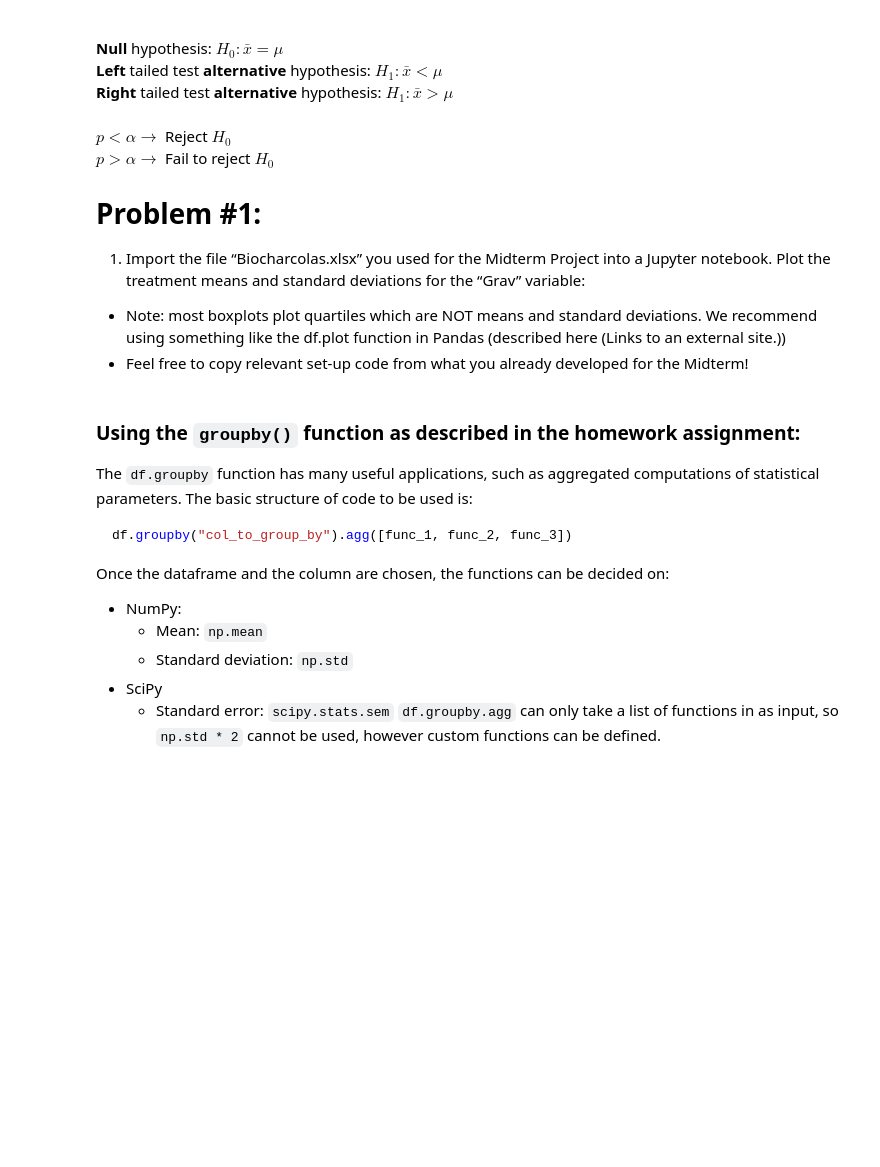
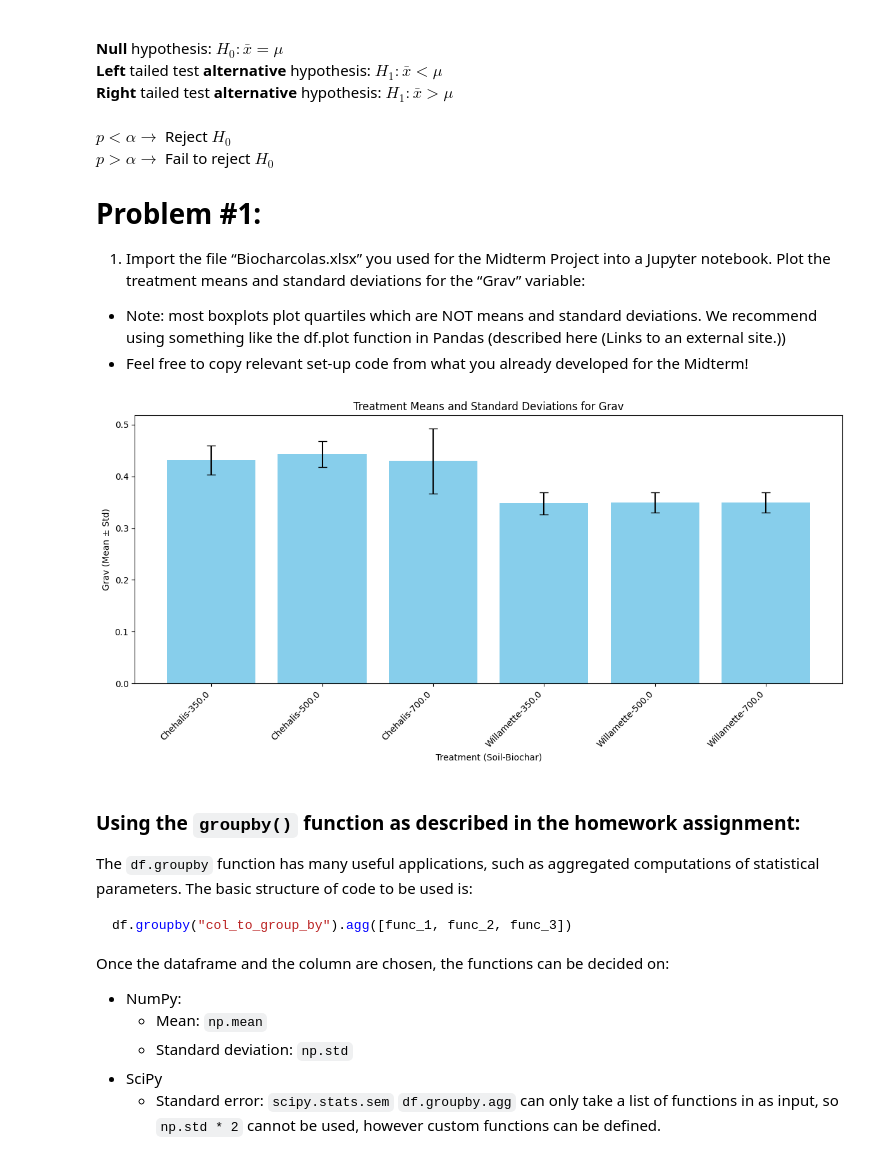
Before and after one commit to Apostle-of-Laplace/College, a Jupyter notebook: CBEE 213 Code/Homework Assignments/Homework 5/Homework 5.ipynb, the cells around one changed output. Saved outputs shown, nothing was run; the diff lists cells and outputs as text; code cells hidden in the pictures; blank space fills up the shorter version.

```diff
--- a/CBEE 213 Code/Homework Assignments/Homework 5/Homework 5.ipynb
+++ b/CBEE 213 Code/Homework Assignments/Homework 5/Homework 5.ipynb
@@ -34,3 +145,27 @@ $p>\alpha \rightarrow$ Fail to reject $H_{0}$
+# %%
+file_name = 'midtermdata.csv'
+file_path = path_finder(file_name)
+
+raw_data = file_reader(file_path)
+
+sorted_data = data_sorter(raw_data)
+analyzed_data = data_analyzer(sorted_data)
+
+grav_stats = raw_data.groupby(['Soil', 'Biochar'])['Grav'].agg(['mean', 'std']).reset_index()
+
+grav_stats['Treatment'] = grav_stats['Soil'].astype(str) + '-' + grav_stats['Biochar'].astype(str)
+
+# Plot means with error bars for standard deviation
+plt.figure(figsize=(12,6))
+plt.bar(grav_stats['Treatment'], grav_stats['mean'], yerr=grav_stats['std'], capsize=5, color='skyblue')
+plt.ylabel('Grav (Mean ± Std)')
+plt.xlabel('Treatment (Soil-Biochar)')
+plt.title('Treatment Means and Standard Deviations for Grav')
+plt.xticks(rotation=45, ha='right')
+plt.tight_layout()
+plt.show()
+# %% [output]
+[figure, added]
 # %% [markdown]
 ### Using the `groupby()` function as described in the homework assignment:
 
```
Also changed, not shown: parts of 17 cells of this notebook, 1 other file.
